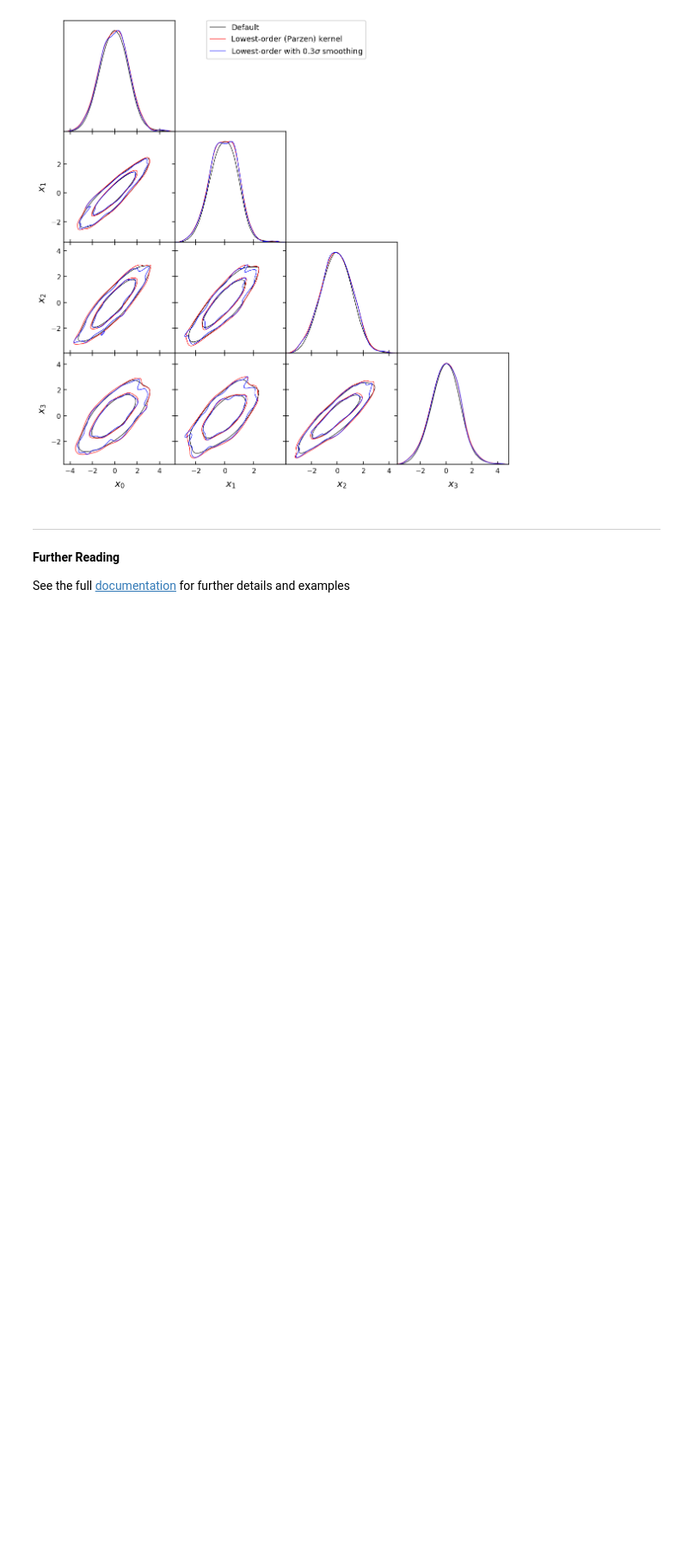
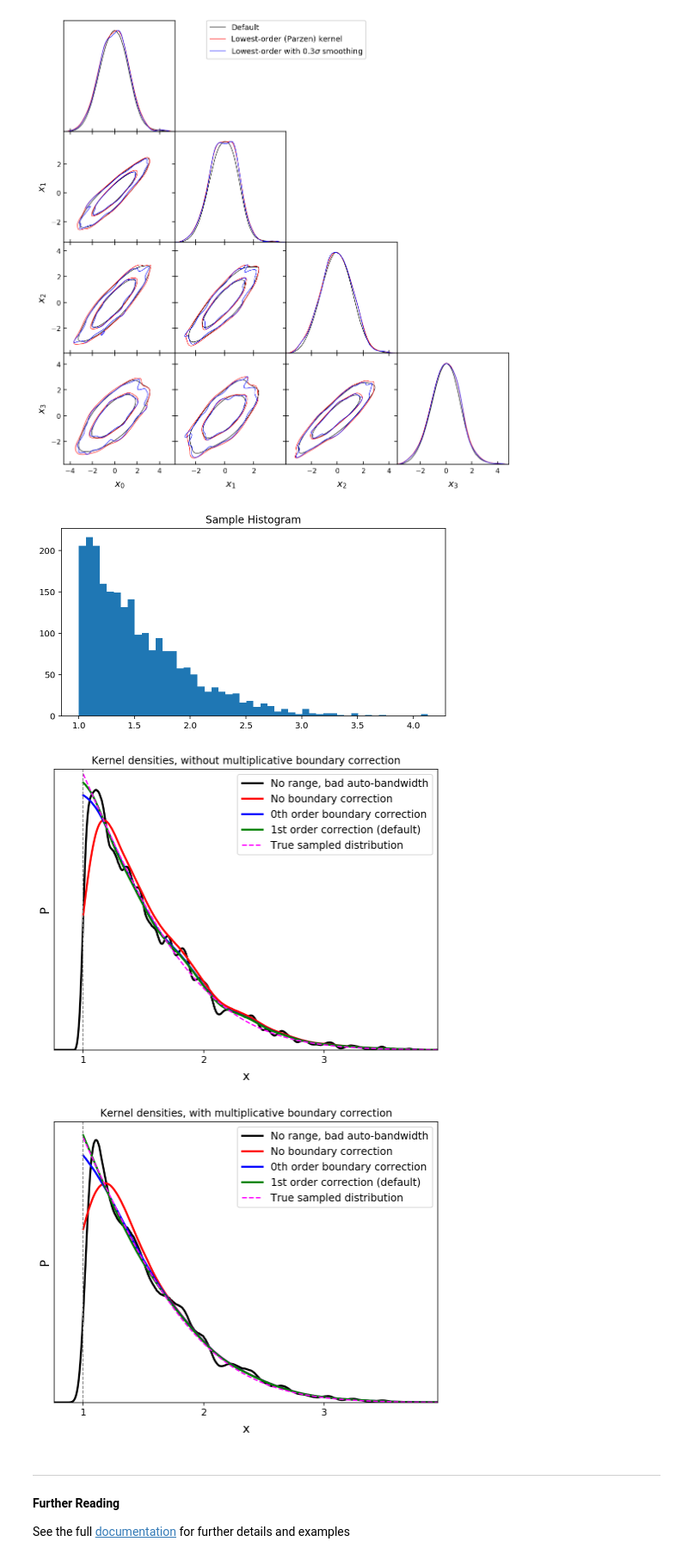
Before and after one commit to xgarrido/getdist, a Jupyter notebook: docs/plot_gallery.ipynb, the cells around one changed output. Shown at 86% size. Cells and saved outputs as stored; diff of their text form; code cells hidden in the pictures; blank space fills up the shorter version.

```diff
--- a/docs/plot_gallery.ipynb
+++ b/docs/plot_gallery.ipynb
@@ -585,6 +585,47 @@ g.triangle_plot([s1, s2, s3], filled=False)
 # samples will be completely dependent on sampling noise.
 # %% [output]
 [figure]
+# %%
+# You can also change the boundary correction settings
+# Note it is important to set ranges for any parameters with known hard prior cuts.
+# Note also there's no guarantee in particular random samples that higher-order is better
+np.random.seed(2)
+samps = np.random.normal(size=15000) #lots because cutting
+xcut=1
+samps = samps[samps>xcut]
+plt.figure(figsize=(8,4))
+plt.hist(samps, bins=50)
+plt.title('Sample Histogram')
+
+for mult_order in [0,1]:
+
+    # Incorrectly set samples without specifying the prior range
+    no_range = MCSamples(samples=samps, names=['x'],settings = {'mult_bias_correction_order':mult_order})
+
+    # For parameters with hard priors you must specify the range, here p>xcut by definition
+    with_range = MCSamples(samples=samps, names=['x'],settings = {'mult_bias_correction_order':mult_order},
+                           ranges={'x':[xcut,None]})
+
+    snone=with_range.copy(settings={'boundary_correction_order':-1, 'mult_bias_correction_order':mult_order})
+    s0=with_range.copy(settings={'boundary_correction_order':0, 'mult_bias_correction_order':mult_order})
+
+    g = plots.get_single_plotter(width_inch=8)
+    g.plot_1d([no_range, snone, s0, with_range], 'x', normalized=True)
+
+    #Plot true distribution (normalized to peak 1)
+    x=np.arange(xcut,5,0.01)
+    dist=np.exp(-x**2/2+xcut**2/2)
+    dist/=np.sum(dist)*0.01
+    g.get_axes().plot(x,dist, ls='--', color='magenta')
+    g.add_x_marker(xcut, lw=1)
+    plt.title('Kernel densities, %s multiplicative boundary correction'%('with' if mult_order else 'without'))
+    g.add_legend(legend_labels=['No range, bad auto-bandwidth','No boundary correction',
+                                '0th order boundary correction', '1st order correction (default)',
+                                'True sampled distribution'], legend_loc='upper right');
+# %% [output]
+[figure, added]
+[figure, added]
+[figure, added]
 # %% [markdown]
 ***
 **Further Reading**
```
Also changed, not shown: parts of 1 cell of this notebook, 5 other files.
